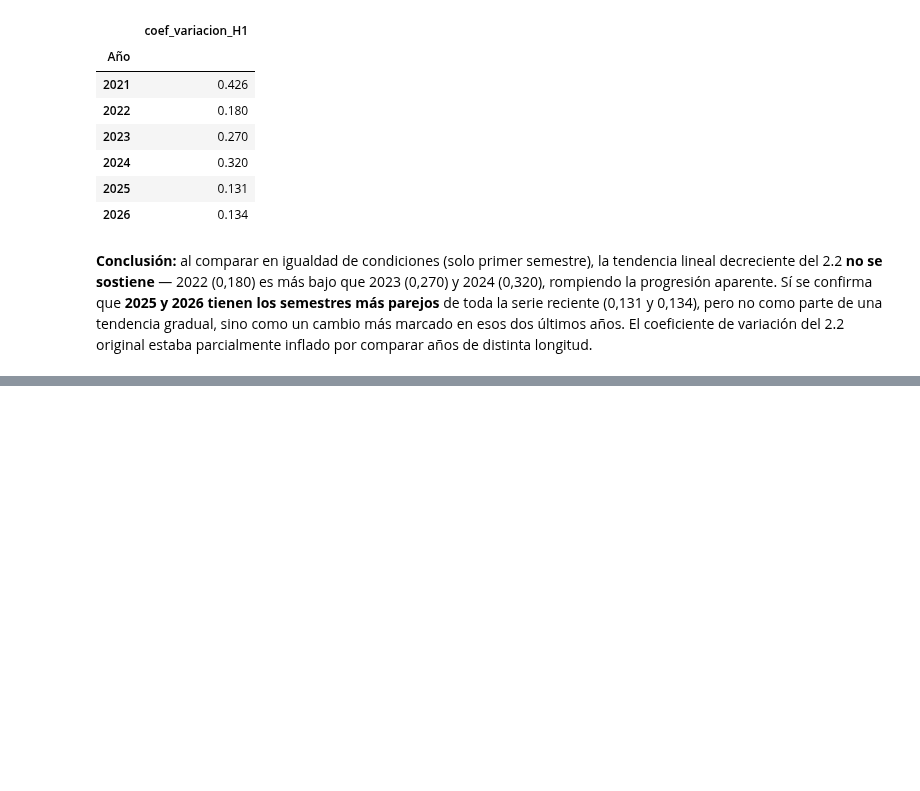
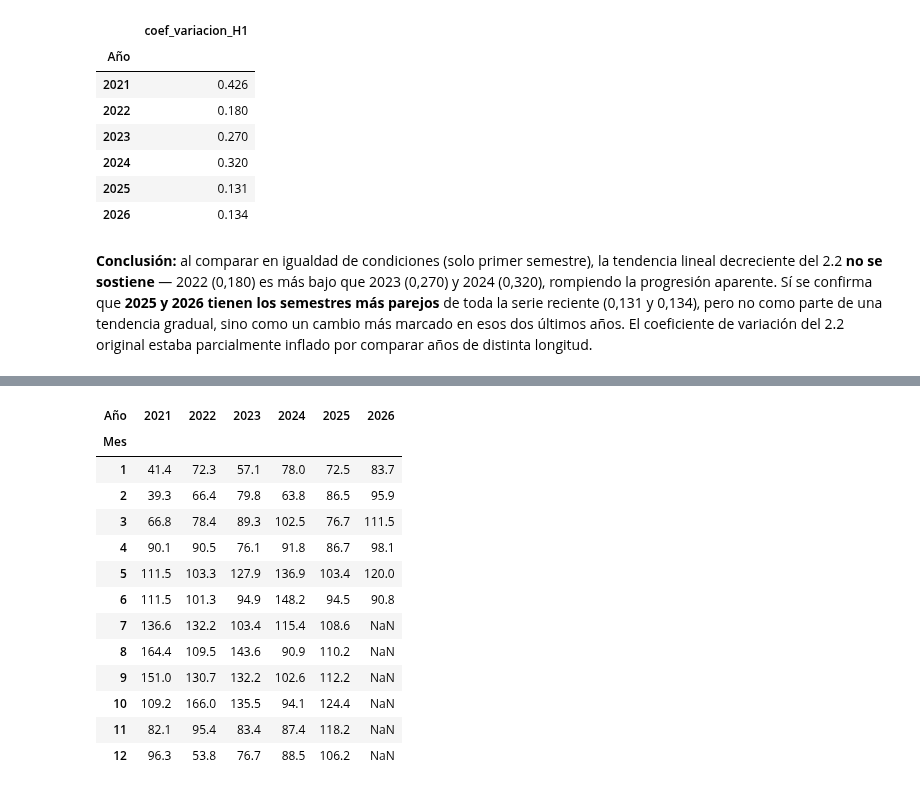
Before and after one commit to sandovalnair1109/exportaciones-chaco, a Jupyter notebook: notebooks/fase2_estacionalidad_chaco.ipynb, the cells around one changed output, grey strips where cells are left out. Saved outputs shown, nothing was run; the diff lists cells and outputs as text; code cells hidden in the pictures; blank space fills up the shorter version.

```diff
--- a/notebooks/fase2_estacionalidad_chaco.ipynb
+++ b/notebooks/fase2_estacionalidad_chaco.ipynb
@@ -132,0 +144,30 @@ estaba parcialmente inflado por comparar años de distinta longitud.
+# %%
+indice_estacional = serie_mensual.copy()
+
+# Promedio anual, calculado por año
+promedio_anual = indice_estacional.groupby('Año')['FOB_dólar'].transform('mean')
+
+indice_estacional['indice_USD'] = (indice_estacional['FOB_dólar'] / promedio_anual) * 100
+
+# Vista: años recientes, ordenados por mes para comparar entre años
+tabla_indice = indice_estacional.loc[
+    indice_estacional['Año'].between(2021, 2026),
+    ['Año', 'Mes', 'indice_USD']
+].pivot(index='Mes', columns='Año', values='indice_USD')
+
+tabla_indice.round(1)
+# %% [output]
+| Año | 2021 | 2022 | 2023 | 2024 | 2025 | 2026 |
+| Mes |  |  |  |  |  |  |
+| 1 | 41.4 | 72.3 | 57.1 | 78.0 | 72.5 | 83.7 |
+| 2 | 39.3 | 66.4 | 79.8 | 63.8 | 86.5 | 95.9 |
+| 3 | 66.8 | 78.4 | 89.3 | 102.5 | 76.7 | 111.5 |
+| 4 | 90.1 | 90.5 | 76.1 | 91.8 | 86.7 | 98.1 |
+| 5 | 111.5 | 103.3 | 127.9 | 136.9 | 103.4 | 120.0 |
+| 6 | 111.5 | 101.3 | 94.9 | 148.2 | 94.5 | 90.8 |
+| 7 | 136.6 | 132.2 | 103.4 | 115.4 | 108.6 | NaN |
+| 8 | 164.4 | 109.5 | 143.6 | 90.9 | 110.2 | NaN |
+| 9 | 151.0 | 130.7 | 132.2 | 102.6 | 112.2 | NaN |
+| 10 | 109.2 | 166.0 | 135.5 | 94.1 | 124.4 | NaN |
+| 11 | 82.1 | 95.4 | 83.4 | 87.4 | 118.2 | NaN |
+| 12 | 96.3 | 53.8 | 76.7 | 88.5 | 106.2 | NaN |
```
Also changed, not shown: parts of 4 cells of this notebook.
